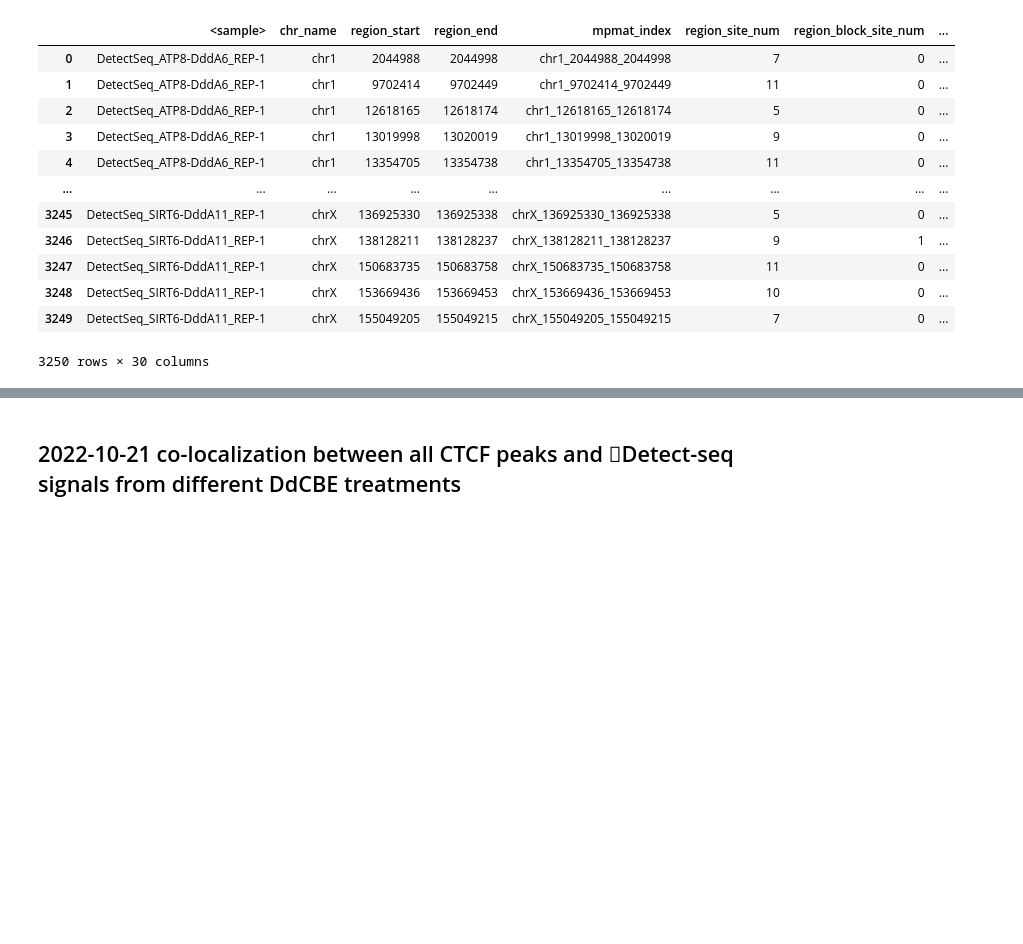
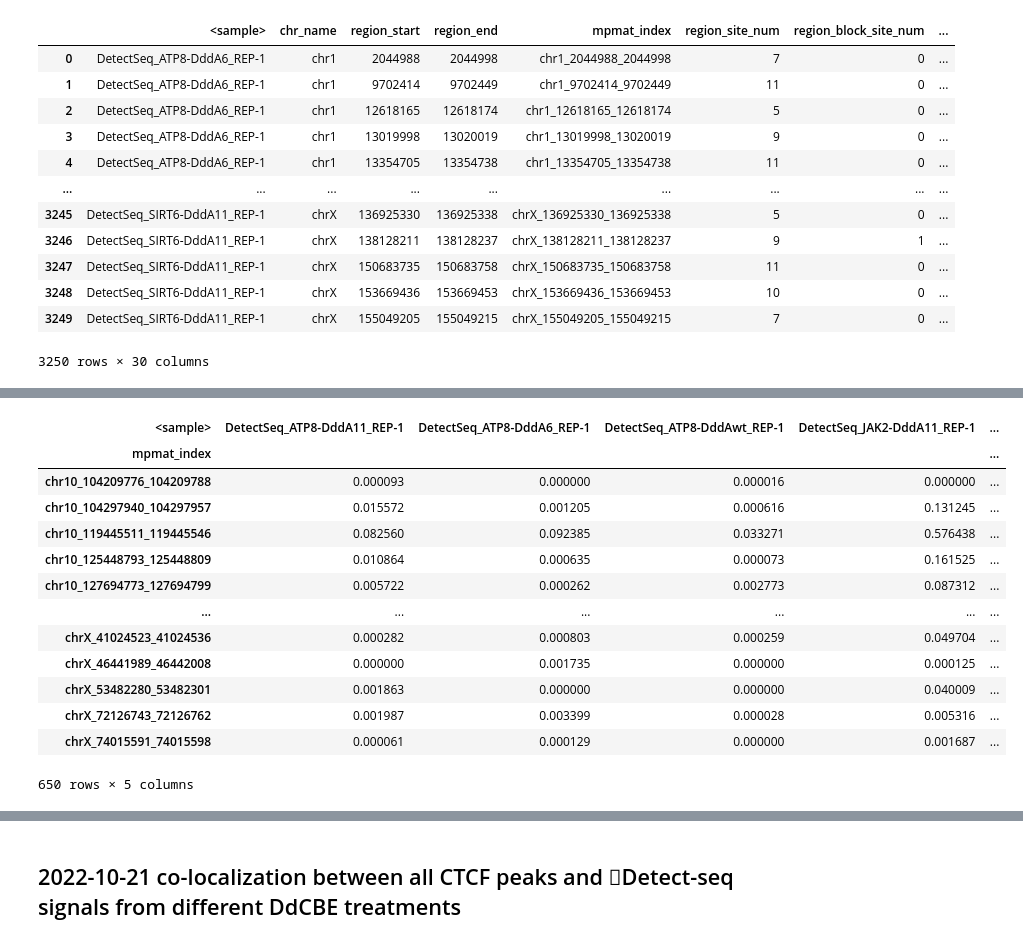
Before and after one commit to hermanzhaozzzz/snakepipes_detect-seq, a Jupyter notebook: step.03.local_analysis.ipynb, the cells around one changed output, grey strips where cells are left out. Cells and saved outputs as stored; diff of their text form; code cells hidden in the pictures; blank space fills up the shorter version.

```diff
--- a/step.03.local_analysis.ipynb
+++ b/step.03.local_analysis.ipynb
@@ -539,0 +473,12 @@ df_sign_lenient
+# %%
+# load table?
+# (Detect.T/Detect.total)^2 * Detect.T,
+#     (Detect.A/Detect.total)^2 * Detect.A
+
+df_old_site_new_signal['Detect-seq_signal'] = (df_old_site_new_signal['treat_mut_count.norm'] / df_old_site_new_signal['treat_count.norm'])**2 * df_old_site_new_signal['treat_mut_count.norm']
+df_plot = df_old_site_new_signal[['<sample>', 'mpmat_index', 'Detect-seq_signal']]
+print(df_plot.isna().sum())
+
+df_plot = df_plot.fillna(0)
+
+print(df_plot.isna().sum())
@@ -539,0 +494,18 @@ df_sign_lenient
+# %%
+df_plot = df_plot.pivot(index='mpmat_index', columns='<sample>', values='Detect-seq_signal')
+df_plot
+# %% [output]
+| <sample> | DetectSeq_ATP8-DddA11_REP-1 | DetectSeq_ATP8-DddA6_REP-1 | DetectSeq_ATP8-DddAwt_REP-1 | DetectSeq_JAK2-DddA11_REP-1 | ... |
+| mpmat_index |  |  |  |  | ... |
+| chr10_104209776_104209788 | 0.000093 | 0.000000 | 0.000016 | 0.000000 | ... |
+| chr10_104297940_104297957 | 0.015572 | 0.001205 | 0.000616 | 0.131245 | ... |
+| chr10_119445511_119445546 | 0.082560 | 0.092385 | 0.033271 | 0.576438 | ... |
+| chr10_125448793_125448809 | 0.010864 | 0.000635 | 0.000073 | 0.161525 | ... |
+| chr10_127694773_127694799 | 0.005722 | 0.000262 | 0.002773 | 0.087312 | ... |
+| ... | ... | ... | ... | ... | ... |
+| chrX_41024523_41024536 | 0.000282 | 0.000803 | 0.000259 | 0.049704 | ... |
+| chrX_46441989_46442008 | 0.000000 | 0.001735 | 0.000000 | 0.000125 | ... |
+| chrX_53482280_53482301 | 0.001863 | 0.000000 | 0.000000 | 0.040009 | ... |
+| chrX_72126743_72126762 | 0.001987 | 0.003399 | 0.000028 | 0.005316 | ... |
+| chrX_74015591_74015598 | 0.000061 | 0.000129 | 0.000000 | 0.001687 | ... |
+650 rows × 5 columns
```
Also changed, not shown: parts of 22 cells of this notebook.
